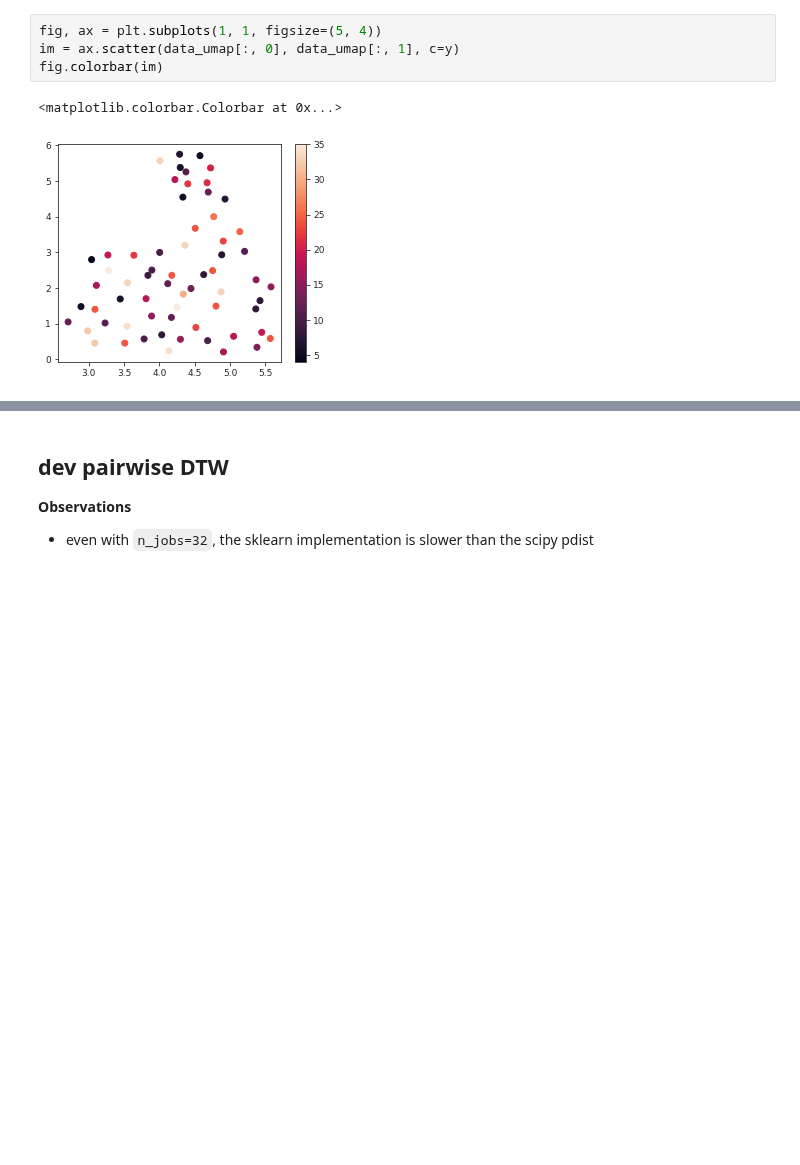
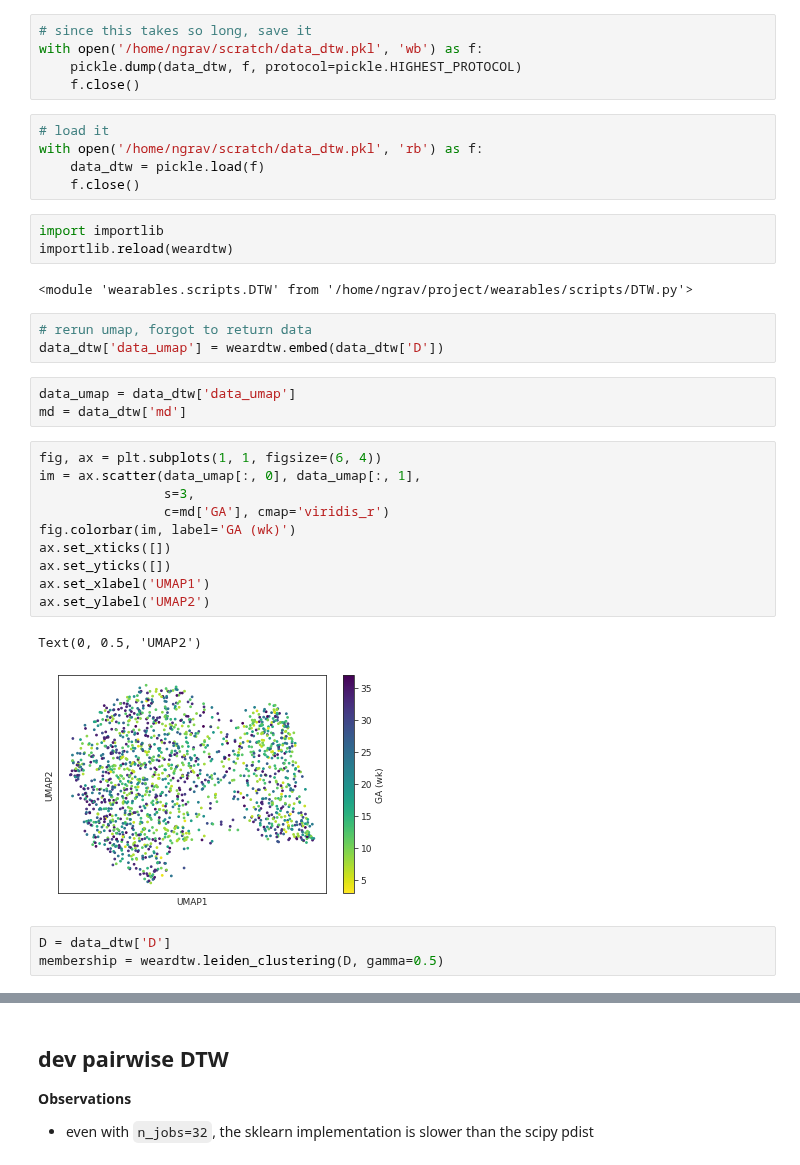
Before and after one commit to nealgravindra/wearables, a Jupyter notebook: notebooks/eval_knndtw_clustering_dev.ipynb, the cells around one changed output, grey strips where cells are left out. Drawn from its saved outputs; the diff is of its cells as text; blank space fills up the shorter version.

```diff
--- a/notebooks/eval_knndtw_clustering_dev.ipynb
+++ b/notebooks/eval_knndtw_clustering_dev.ipynb
@@ -119,7 +84,37 @@ tensor([24., 23., 24., 33., 13.,  7.,  8., 18., 23., 12., 22., 10., 30., 12.,
+# %%
+# since this takes so long, save it
+with open('/home/ngrav/scratch/data_dtw.pkl', 'wb') as f:
+    pickle.dump(data_dtw, f, protocol=pickle.HIGHEST_PROTOCOL)
+    f.close()
+# %%
+# load it
+with open('/home/ngrav/scratch/data_dtw.pkl', 'rb') as f:
+    data_dtw = pickle.load(f)
+    f.close()
+# %%
+import importlib
+importlib.reload(weardtw)
+# %% [output]
+<module 'wearables.scripts.DTW' from '/home/ngrav/project/wearables/scripts/DTW.py'>
+# %%
+# rerun umap, forgot to return data
+data_dtw['data_umap'] = weardtw.embed(data_dtw['D'])
+# %%
+data_umap = data_dtw['data_umap']
+md = data_dtw['md']
 # %%
-fig, ax = plt.subplots(1, 1, figsize=(5, 4))
-im = ax.scatter(data_umap[:, 0], data_umap[:, 1], c=y)
-fig.colorbar(im)
+fig, ax = plt.subplots(1, 1, figsize=(6, 4))
+im = ax.scatter(data_umap[:, 0], data_umap[:, 1],
+                s=3,
+                c=md['GA'], cmap='viridis_r')
+fig.colorbar(im, label='GA (wk)')
+ax.set_xticks([])
+ax.set_yticks([])
+ax.set_xlabel('UMAP1')
+ax.set_ylabel('UMAP2')
 # %% [output]
-<matplotlib.colorbar.Colorbar at 0x...>
+Text(0, 0.5, 'UMAP2')
-[figure, old version]
+[figure, new version]
+# %%
+D = data_dtw['D']
+membership = weardtw.leiden_clustering(D, gamma=0.5)
```
Also changed, not shown: parts of 21 cells of this notebook, 4 other files.
